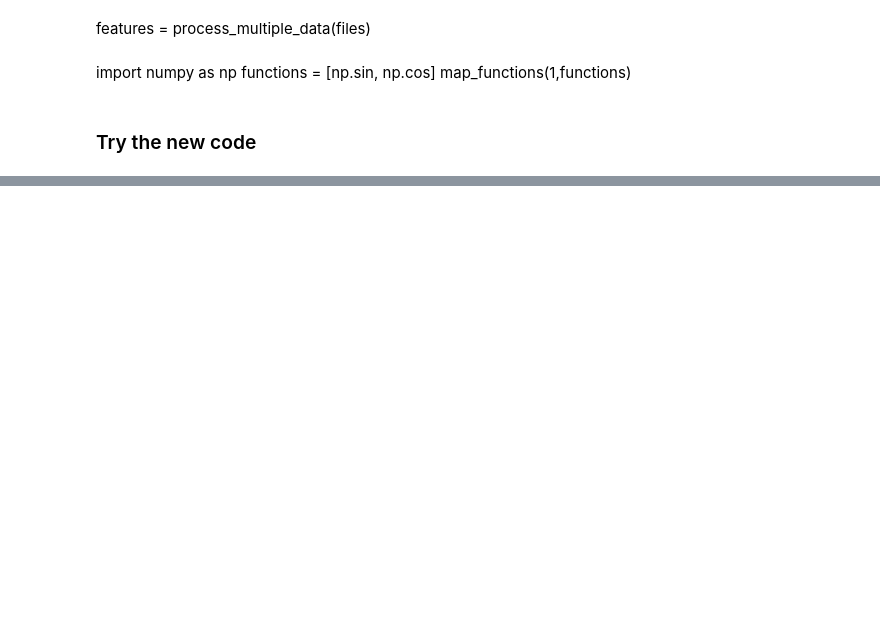
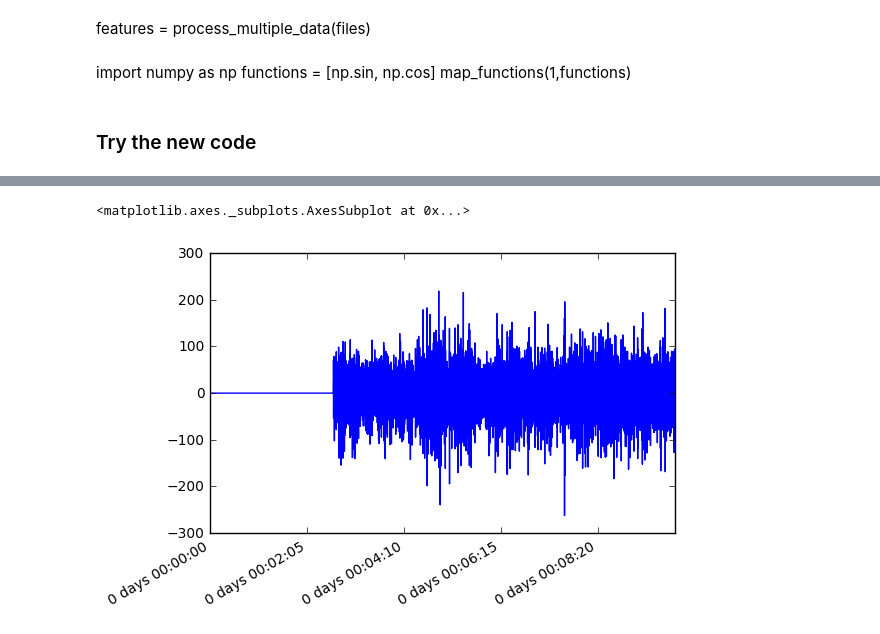
Before and after one commit to MrChristophRivera/KaggleEEG, a Jupyter notebook: data_processing/Daskit.ipynb, the cells around one changed output, grey strips where cells are left out. Cells and saved outputs as stored; diff of their text form; code cells hidden in the pictures; blank space fills up the shorter version.

```diff
--- a/data_processing/Daskit.ipynb
+++ b/data_processing/Daskit.ipynb
@@ -141,0 +147,10 @@ NameError: name 'base' is not defined
+# %%
+files = get_files()
+# %%
+data = load_data(files[4])[0]
+# %%
+%matplotlib inline
+data[1.0].plot()
+# %% [output]
+<matplotlib.axes._subplots.AxesSubplot at 0x...>
+[figure, added]
```
Also changed, not shown: parts of 26 cells of this notebook, 1 other file.
